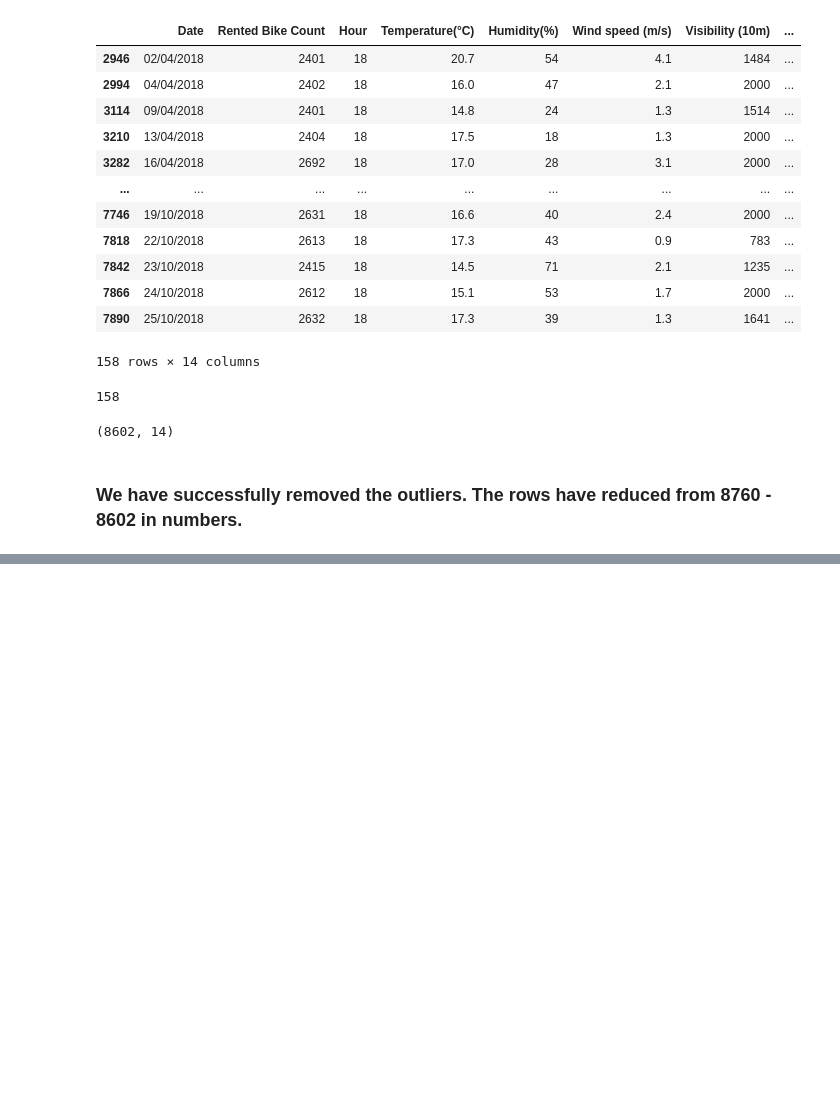
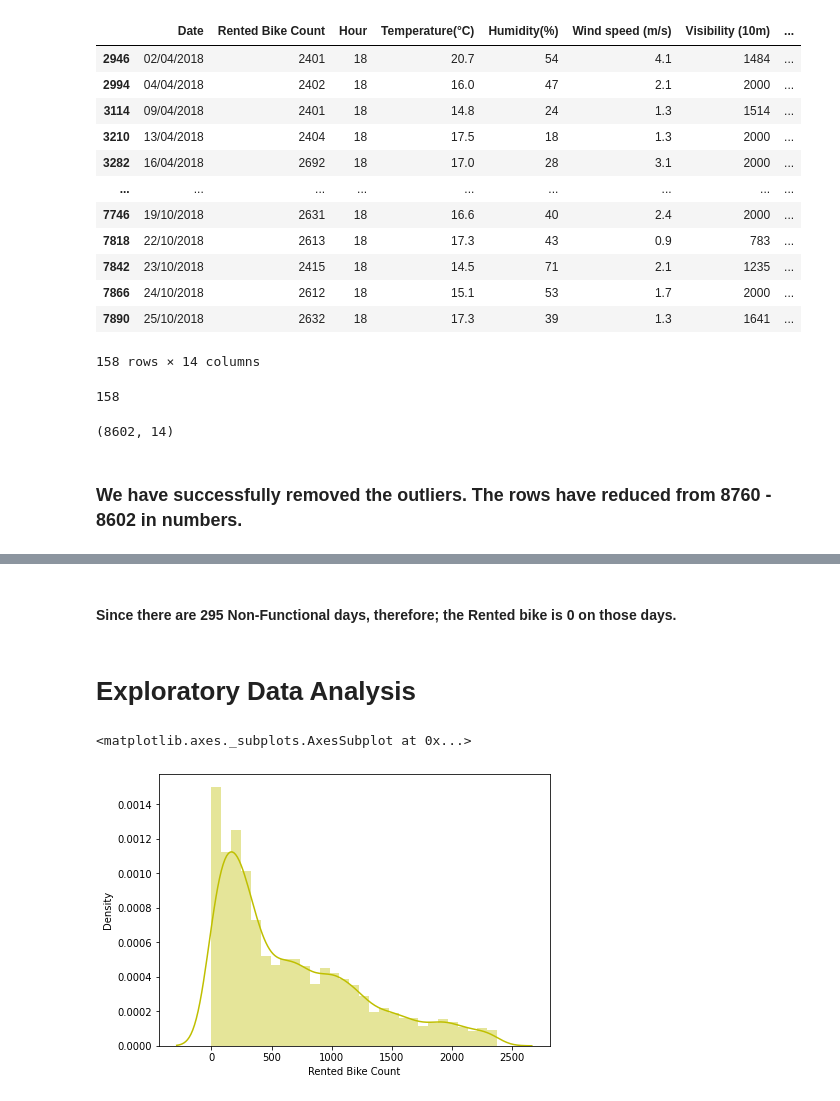
Before and after one commit to sagar2582/Capstone-2-Seoul-Bike-Sharing-Demand-Prediction, a Jupyter notebook: Seoul_Bike_Sharing_Demand_Prediction.ipynb, the cells around one changed output, grey strips where cells are left out. Saved outputs shown, nothing was run; the diff lists cells and outputs as text; code cells hidden in the pictures; blank space fills up the shorter version.

Commit message:
3rd commit - Exploratory Data Analysis

```diff
--- a/Seoul_Bike_Sharing_Demand_Prediction.ipynb
+++ b/Seoul_Bike_Sharing_Demand_Prediction.ipynb
@@ -276,0 +284,2 @@ df_copy.shape
+# %%
+df_copy['Date'] = pd.to_datetime(df_copy['Date'])
@@ -276,0 +291,10 @@ df_copy.shape
+# %%
+# Creating columns for Day, Month & Year
+
+df_copy['Year'] = df_copy['Date'].dt.year
+df_copy['Month'] = df_copy['Date'].dt.month
+df_copy['Day'] = df_copy['Date'].dt.day
+# %%
+# Drop the main Date column as we no longer need it
+
+df_copy.drop('Date', axis = 1, inplace = True)
@@ -276,0 +321,4 @@ df_copy.shape
+# %% [markdown]
+#### Since there are 295 Non-Functional days, therefore; the Rented bike is 0 on those days.
+# %% [markdown]
+# Exploratory Data Analysis
@@ -276,0 +329,7 @@ df_copy.shape
+# %%
+# Dependent variable
+plt.figure(figsize=(7,5))
+sns.distplot(df_copy['Rented Bike Count'], color = 'y')
+# %% [output]
+<matplotlib.axes._subplots.AxesSubplot at 0x...>
+[figure, added]
```
Also changed, not shown: parts of 27 cells of this notebook.
